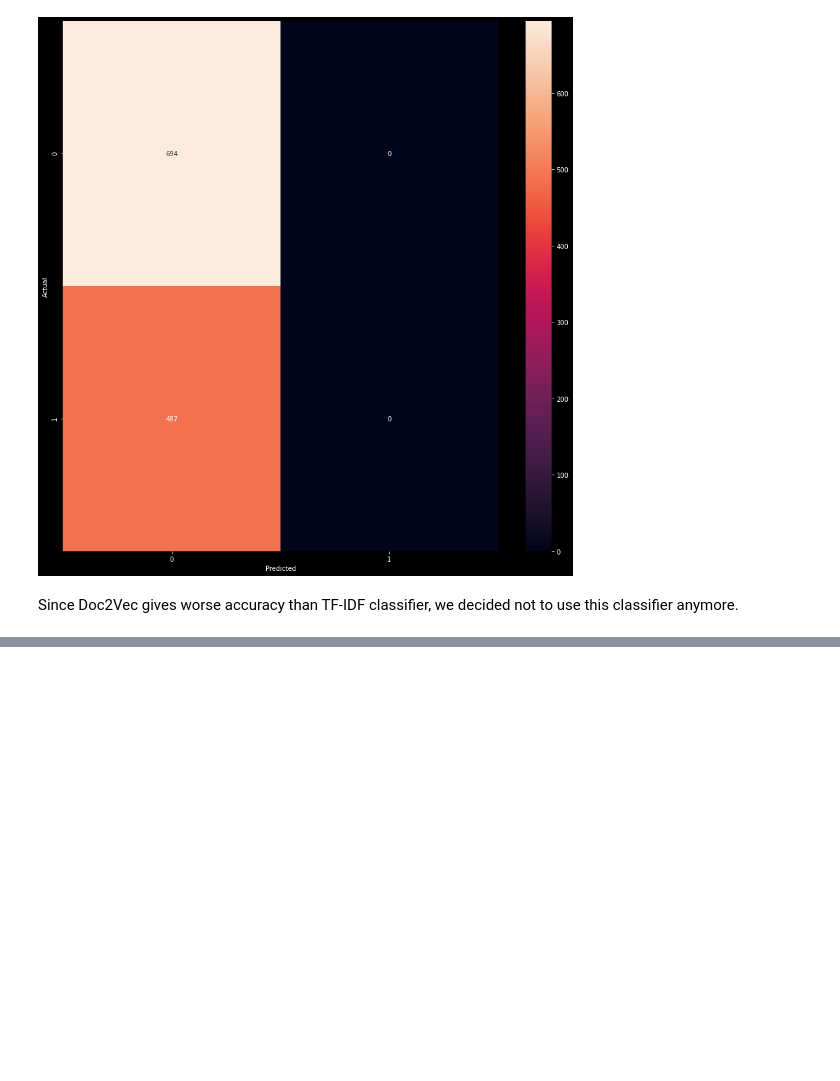
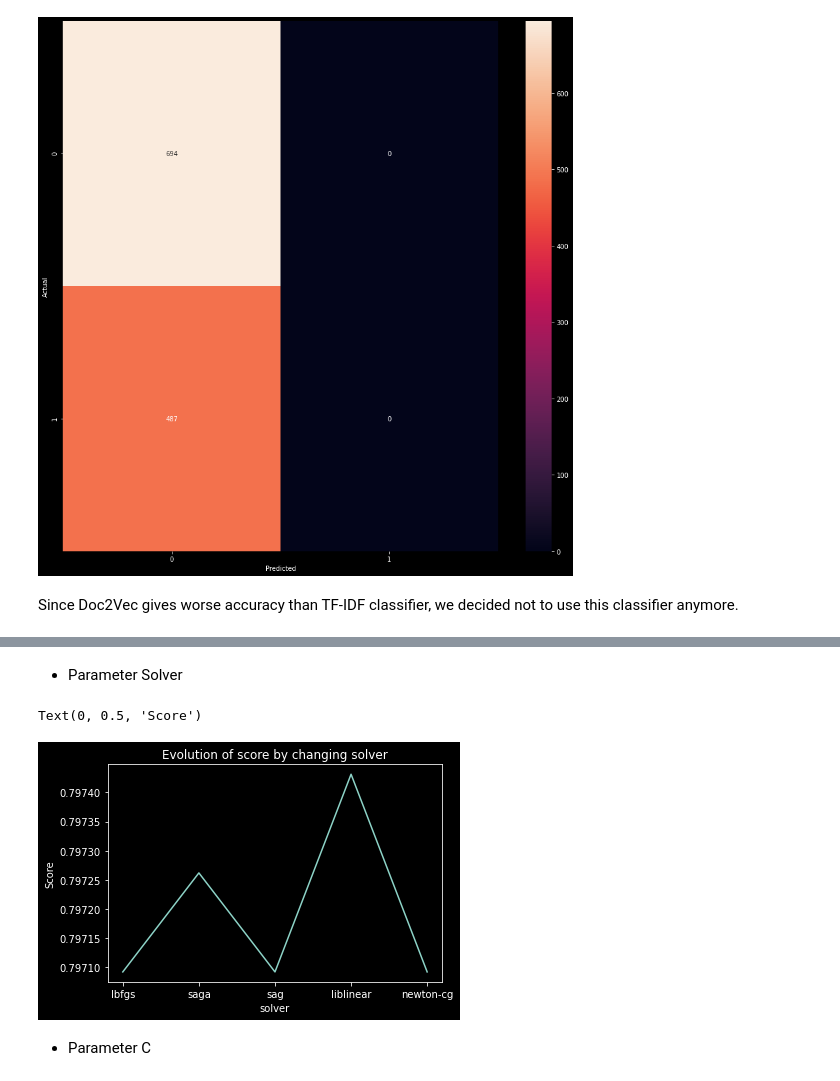
Before and after one commit to 98bao/Migros, a Jupyter notebook: code/Project_code.ipynb, the cells around one changed output, grey strips where cells are left out. Drawn from its saved outputs; the diff is of its cells as text; code cells hidden in the pictures; blank space fills up the shorter version.

```diff
--- a/code/Project_code.ipynb
+++ b/code/Project_code.ipynb
@@ -928,0 +1133,31 @@ Since Doc2Vec gives worse accuracy than TF-IDF classifier, we decided not to use
+# %%
+LR = LogisticRegression(solver="lbfgs", max_iter=1000, random_state=72)
+# %% [markdown]
+* Parameter Solver
+# %%
+# search for an optimal solver
+
+# Type of solver we want to try
+solvers= ['lbfgs', 'saga', 'sag', 'liblinear', 'newton-cg']
+# empty list to store scores
+solver_scores = []
+
+# 1. we will loop through type of solver
+for k in solvers:
+    # 2. run logistic Regression  with k solver
+    LR = LogisticRegression(solver=k)
+    # 3. obtain cross_val_score for Logistic Regression  with k Solver
+    scores= cross_val_score(LR, X_tdf_vec, y, cv=10, scoring='accuracy')
+    # 4. append mean of scores for k solver to solver_scores list
+    solver_scores.append(scores.mean())
+# %%
+plt.style.use('dark_background')
+plt.title('Evolution of score by changing solver')
+plt.plot(solvers, solver_scores)
+plt.xlabel('solver')
+plt.ylabel('Score')
+# %% [output]
+Text(0, 0.5, 'Score')
+[figure, added]
+# %% [markdown]
+* Parameter C
```
Also changed, not shown: parts of 50 cells of this notebook.
